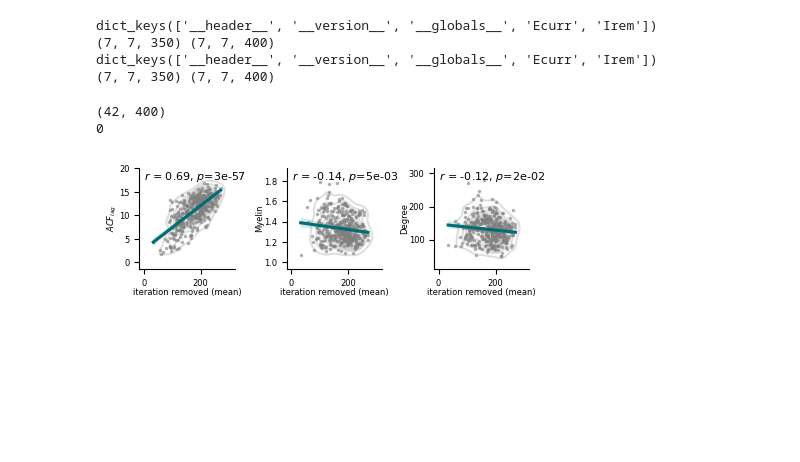
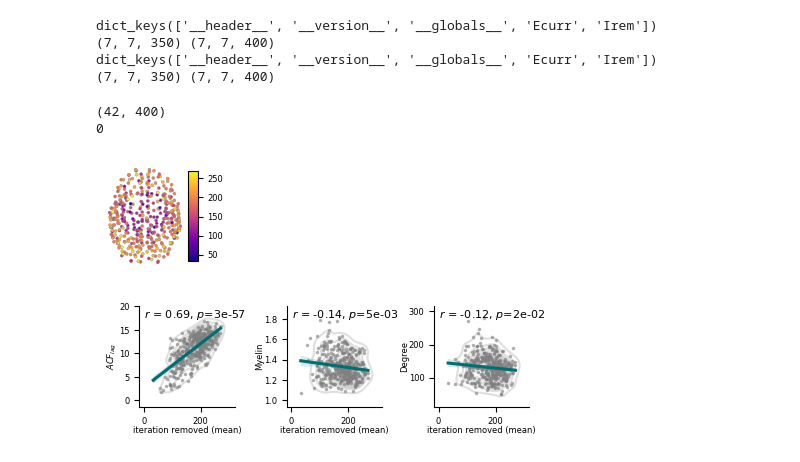
Before and after one commit to LindenParkesLab/nct_xr, a Jupyter notebook: scripts/results_optimized_weights.ipynb, the cells around one changed output. Cells and saved outputs as stored; diff of their text form; code cells hidden in the pictures; blank space fills up the shorter version.

```diff
--- a/scripts/results_optimized_weights.ipynb
+++ b/scripts/results_optimized_weights.ipynb
@@ -543,6 +543,8 @@ my_colors = get_my_colors(cat_trio=True, as_list=True)
 pc = 0
 adjacency_weights_plot = adjacency_weights_pca[pc, :]
 # adjacency_weights_plot = adjacency_weights_mean
+
+p_vals = []
 
 for column in df_neuro.columns:
     brain_map = df_neuro[column].values
@@ -566,11 +568,12 @@ for column in df_neuro.columns:
         # null_corr[i] = sp.stats.spearmanr(mean_surrogates[i, nan_mask], brain_map[nan_mask])[0]
 
     p_val = get_null_p(observed_corr, null_corr, version='smallest')
+    p_vals.append(p_val)
     null_plot(observed_corr, null_corr, '', ax=ax, p_val=p_val, add_text=False, use_kde=True)
     # f.tight_layout()
     plt.show()
     f.savefig(os.path.join(outdir, 'optimized_weights_{0}_correlation_null.svg'.format(column)), dpi=600, bbox_inches="tight", pad_inches=0.01)
-    print(np.round(observed_corr, 2), get_p_val_string(p_val))
+    # print(np.round(observed_corr, 2), get_p_val_string(p_val))
 # %% [output]
 [figure]
 [figure]
@@ -609,27 +626,32 @@ dict_keys(['__header__', '__version__', '__globals__', 'Ecurr', 'Irem'])
 # %%
 if which_data == 'HCPYA':
     # state_i = 0
     # state_j = 6
     # index_removed_plot = index_removed[state_i, state_j]
     # nan_mask = np.isnan(index_removed_plot)
 
     mask = np.eye(n_states) == 0
     print(index_removed[mask].shape)
     index_removed_plot = np.nanmean(index_removed[mask], axis=0)
     # index_removed_plot = np.nanmean(index_removed_standard[mask], axis=0)
     nan_mask = np.isnan(index_removed_plot)
 
     print(np.sum(nan_mask))
 
+    f = brain_scatter_plot(parcel_coords=parc_centroids[~nan_mask], node_data=index_removed_plot[~nan_mask], fig_height=1.2, add_colorbar=True)
+    plt.show()
+    f.savefig(os.path.join(outdir, "greedy_search_brain_map.svg"), dpi=600, bbox_inches="tight", pad_inches=0.01)
+
     f, ax = plt.subplots(1, 3, figsize=(4.5, 1.5))
     reg_plot(index_removed_plot[~nan_mask], timescales[~nan_mask], xlabel='iteration removed (mean)', ylabel='$ACF_{lag}$', ax=ax[0], annotate='pearson')
     reg_plot(index_removed_plot[~nan_mask], myelin[~nan_mask], xlabel='iteration removed (mean)', ylabel='Myelin', ax=ax[1], annotate='pearson')
     reg_plot(index_removed_plot[~nan_mask], degree[~nan_mask], xlabel='iteration removed (mean)', ylabel='Degree', ax=ax[2], annotate='pearson')
     f.tight_layout()
     plt.show()
     f.savefig(os.path.join(outdir, "greedy_search_average_corrs.svg"), dpi=600, bbox_inches="tight", pad_inches=0.01)
 # %% [output]
 (42, 400)
 0
-[figure, old version]
+[figure, new version]
+[figure, added]
 # %%
```
Also changed, not shown: parts of 4 cells of this notebook.
